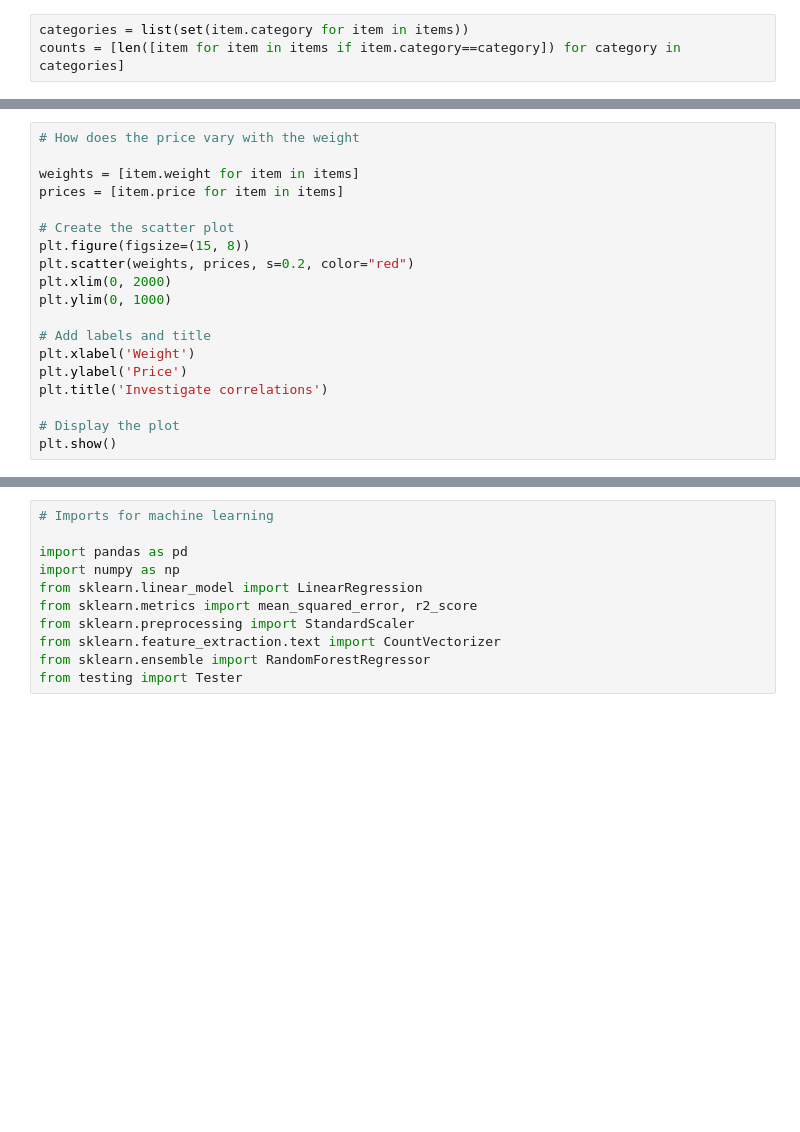
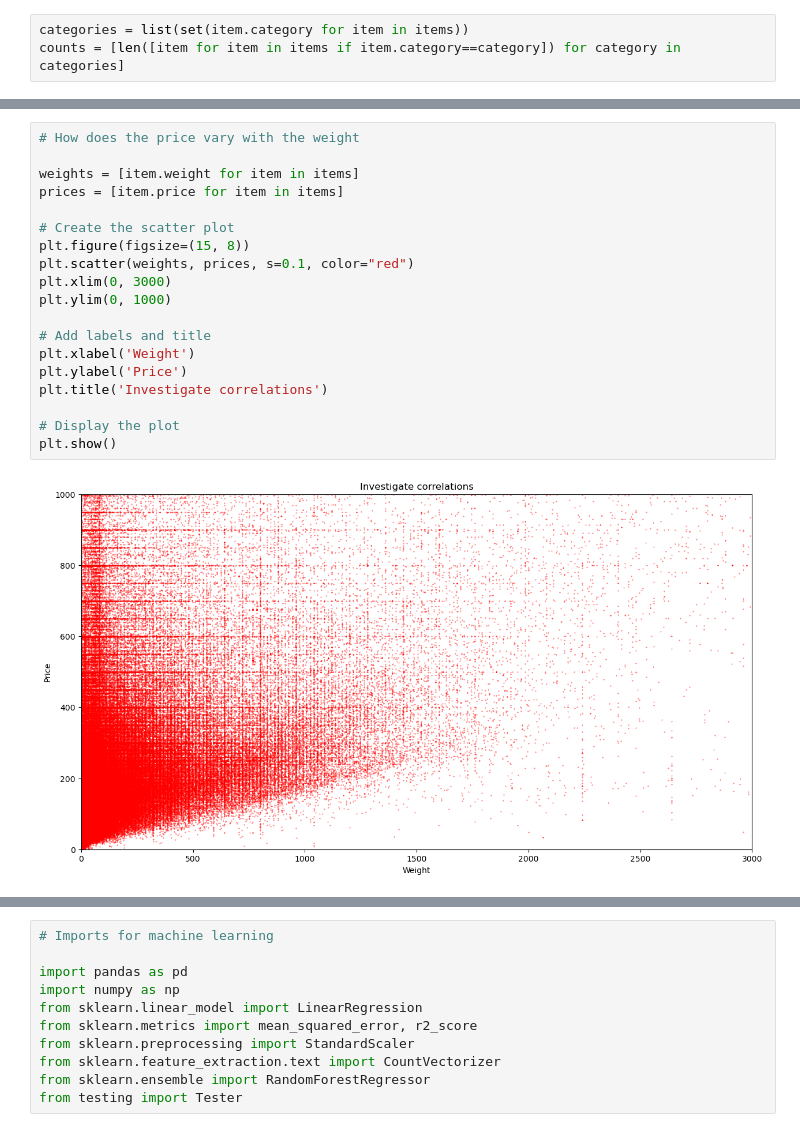
Before and after one commit to ed-donner/tech2ai, a Jupyter notebook: segment2/lab2.ipynb, the cells around one changed output, grey strips where cells are left out. Drawn from its saved outputs; the diff is of its cells as text; blank space fills up the shorter version.

```diff
--- a/segment2/lab2.ipynb
+++ b/segment2/lab2.ipynb
@@ -77,20 +103,22 @@ plt.show()
 # %%
 # How does the price vary with the weight
 
 weights = [item.weight for item in items]
 prices = [item.price for item in items]
 
 # Create the scatter plot
 plt.figure(figsize=(15, 8))
-plt.scatter(weights, prices, s=0.2, color="red")
-plt.xlim(0, 2000)
+plt.scatter(weights, prices, s=0.1, color="red")
+plt.xlim(0, 3000)
 plt.ylim(0, 1000)
 
 # Add labels and title
 plt.xlabel('Weight')
 plt.ylabel('Price')
 plt.title('Investigate correlations')
 
 # Display the plot
 plt.show()
+# %% [output]
+[figure, added]
 # %%
```
Also changed, not shown: parts of 30 cells of this notebook, 23 other files.
